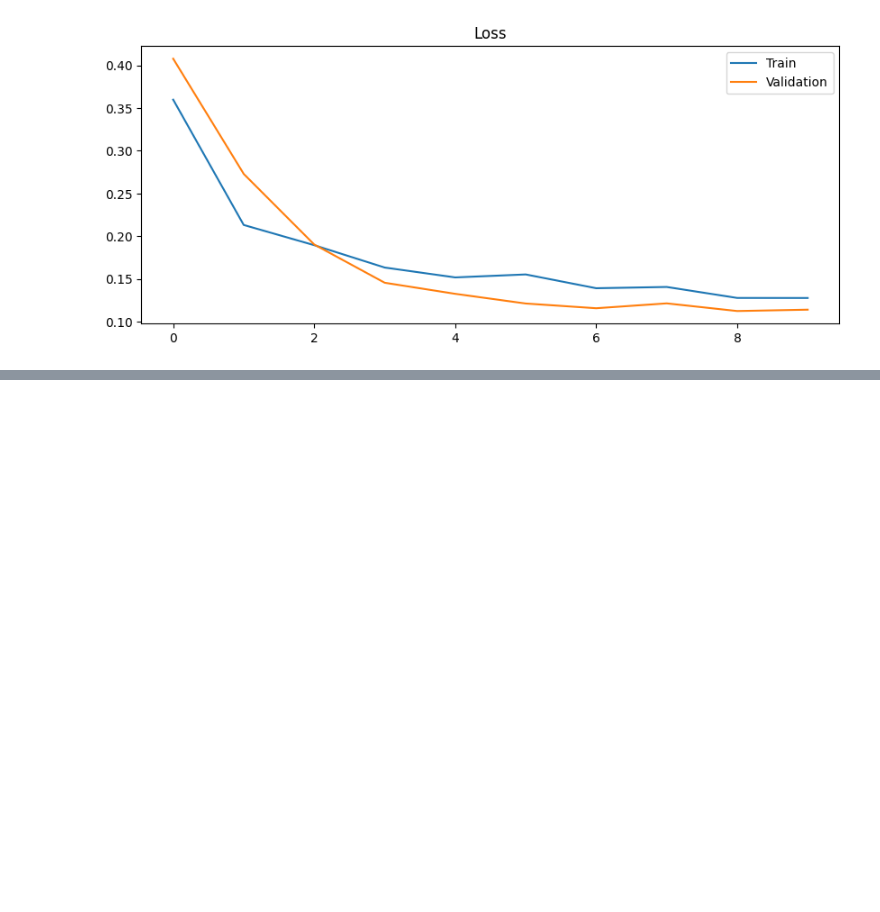
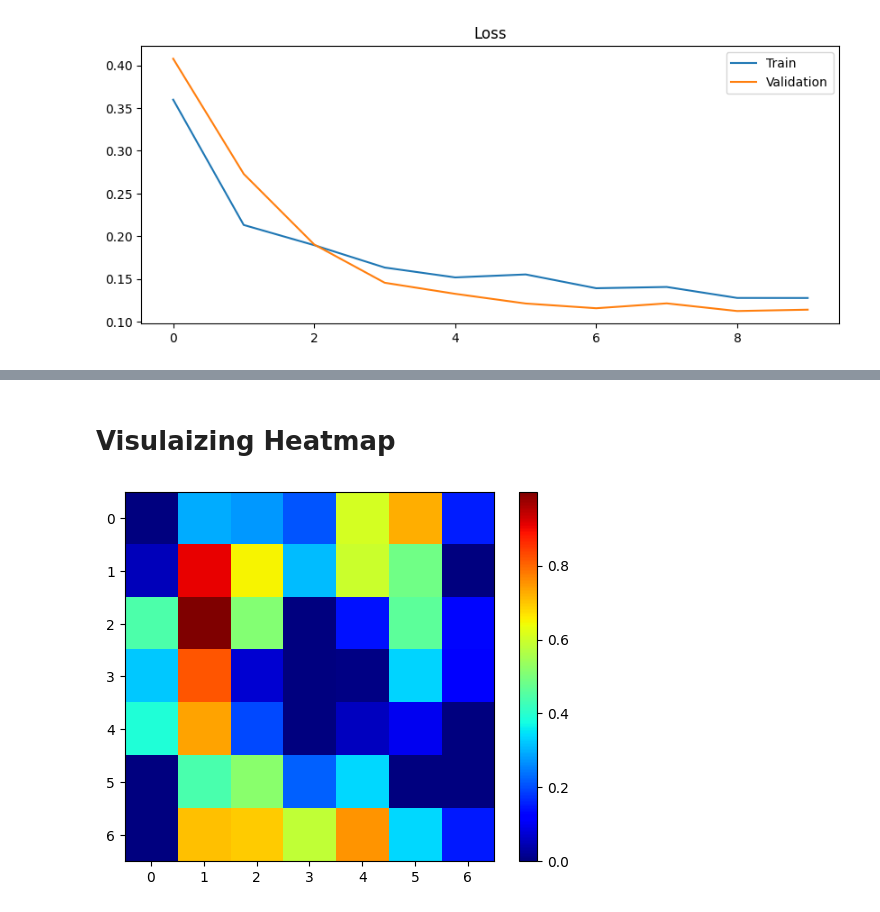
Before and after one commit to SanjaraT/Attention-Based-Multi-Scale-Ensemble-Network-for-Diabetic-Retinopathy-Detection, a Jupyter notebook: DR_Attention_Ensemble.ipynb, the cells around one changed output, grey strips where cells are left out. Drawn from its saved outputs; the diff is of its cells as text; code cells hidden in the pictures; blank space fills up the shorter version.

```diff
--- a/DR_Attention_Ensemble.ipynb
+++ b/DR_Attention_Ensemble.ipynb
@@ -653,0 +752,13 @@ plt.show()
+# %% [markdown]
+# Visulaizing Heatmap
+# %%
+plt.imshow(
+    heatmap,
+    cmap='jet'
+)
+
+plt.colorbar()
+
+plt.show()
+# %% [output]
+[figure, added]
```
Also changed, not shown: parts of 16 cells of this notebook.
